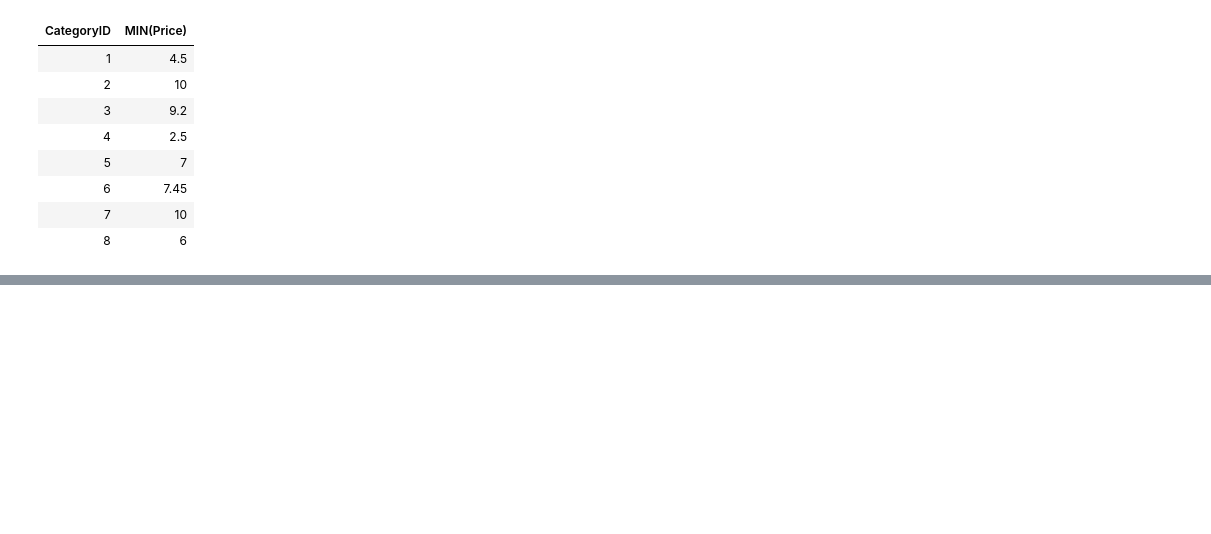
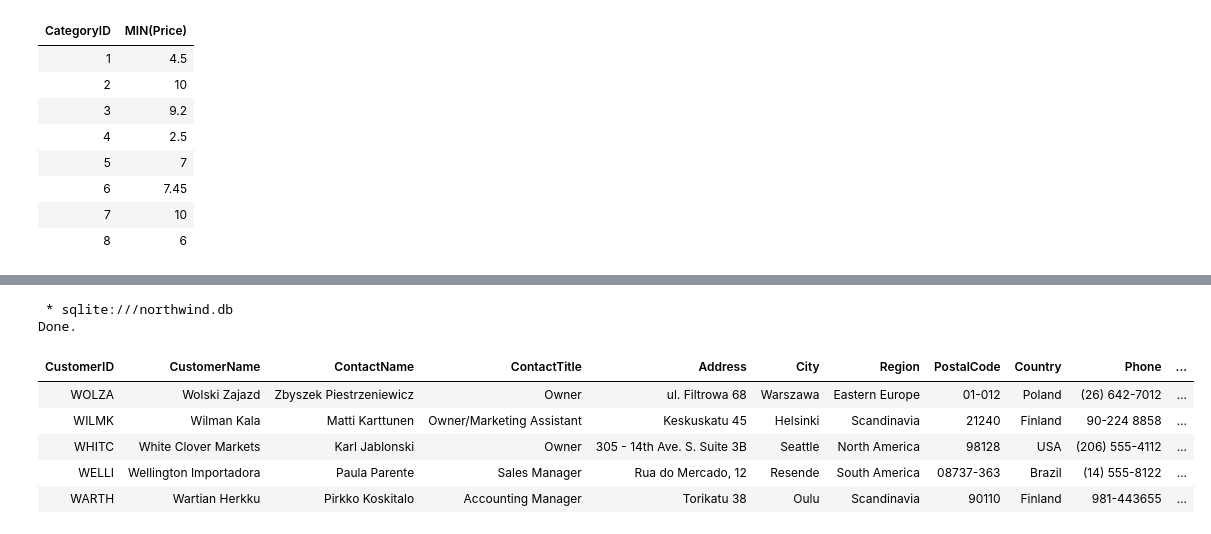
Before and after one commit to MAK8405/SQL, a Jupyter notebook: SQL.ipynb, the cells around one changed output, grey strips where cells are left out. Drawn from its saved outputs; the diff is of its cells as text; code cells hidden in the pictures; blank space fills up the shorter version.

```diff
--- a/SQL.ipynb
+++ b/SQL.ipynb
@@ -342,0 +369,12 @@ Done.
+# %%
+%%sql
+SELECT * FROM Customers ORDER BY CustomerName DESC LIMIT 5;
+# %% [output]
+ * sqlite:///northwind.db
+Done.
+| CustomerID | CustomerName | ContactName | ContactTitle | Address | City | Region | PostalCode | Country | Phone | ... |
+| WOLZA | Wolski Zajazd | Zbyszek Piestrzeniewicz | Owner | ul. Filtrowa 68 | Warszawa | Eastern Europe | 01-012 | Poland | (26) 642-7012 | ... |
+| WILMK | Wilman Kala | Matti Karttunen | Owner/Marketing Assistant | Keskuskatu 45 | Helsinki | Scandinavia | 21240 | Finland | 90-224 8858 | ... |
+| WHITC | White Clover Markets | Karl Jablonski | Owner | 305 - 14th Ave. S. Suite 3B | Seattle | North America | 98128 | USA | (206) 555-4112 | ... |
+| WELLI | Wellington Importadora | Paula Parente | Sales Manager | Rua do Mercado, 12 | Resende | South America | 08737-363 | Brazil | (14) 555-8122 | ... |
+| WARTH | Wartian Herkku | Pirkko Koskitalo | Accounting Manager | Torikatu 38 | Oulu | Scandinavia | 90110 | Finland | 981-443655 | ... |
```
Also changed, not shown: parts of 4 cells of this notebook.
